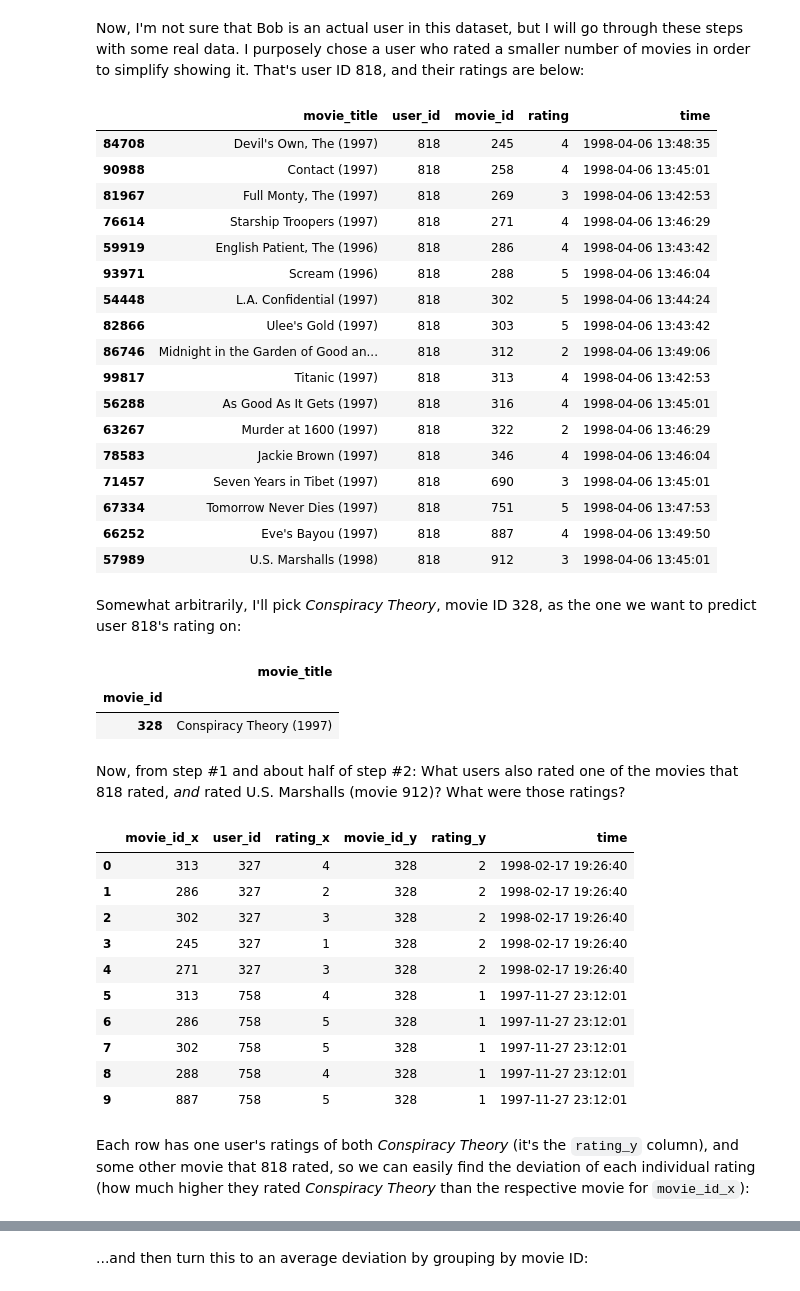
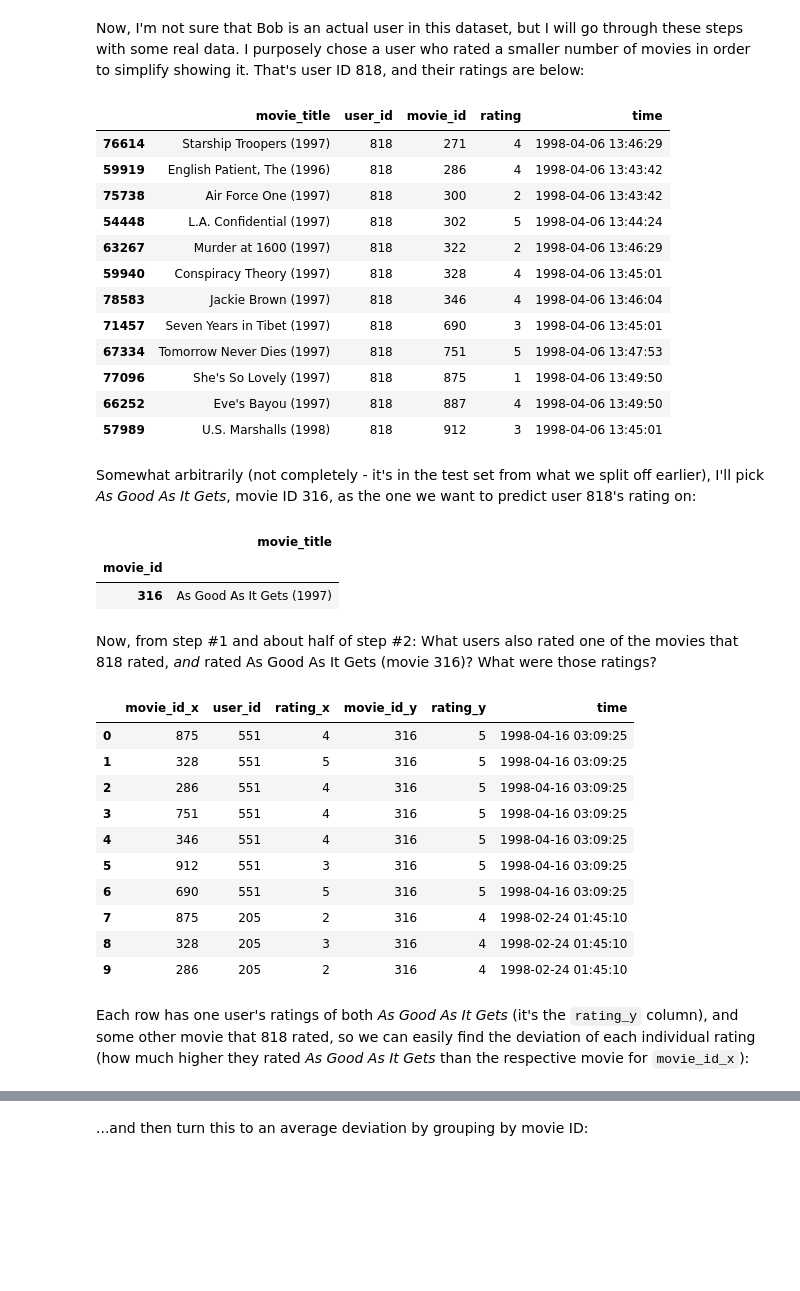
Before and after one commit to Hodapp87/recommender-examples, a Jupyter notebook: Recommender Systems.ipynb, the cells around one changed output, grey strips where cells are left out. Cells and saved outputs as stored; diff of their text form; code cells hidden in the pictures; blank space fills up the shorter version.

```diff
--- a/Recommender Systems.ipynb
+++ b/Recommender Systems.ipynb
@@ -51,7 +51,7 @@ import sklearn.model_selection
 
 I don't explain this in detail. This is just standard calls in [Pandas](https://pandas.pydata.org/) and little details that are boring but essential:
 # %%
-ml = pd.read_csv("ml-100k/u.data", sep="\t", header=None,
+ml = pd.read_csv("ml-100k/u_train.data", sep="\t", header=None,
                  names=("user_id", "movie_id", "rating", "time"))
 # Convert Unix seconds to a Pandas timestamp:
 ml["time"] = pd.to_datetime(ml["time"], unit="s")
@@ -285,52 +285,47 @@ it. That's user ID 818, and their ratings are below:
 names.merge(ml_train[ml_train.user_id == 818], right_on="movie_id", left_index=True)
 # %% [output]
 |  | movie_title | user_id | movie_id | rating | time |
-| 84708 | Devil's Own, The (1997) | 818 | 245 | 4 | 1998-04-06 13:48:35 |
-| 90988 | Contact (1997) | 818 | 258 | 4 | 1998-04-06 13:45:01 |
-| 81967 | Full Monty, The (1997) | 818 | 269 | 3 | 1998-04-06 13:42:53 |
 | 76614 | Starship Troopers (1997) | 818 | 271 | 4 | 1998-04-06 13:46:29 |
 | 59919 | English Patient, The (1996) | 818 | 286 | 4 | 1998-04-06 13:43:42 |
-| 93971 | Scream (1996) | 818 | 288 | 5 | 1998-04-06 13:46:04 |
+| 75738 | Air Force One (1997) | 818 | 300 | 2 | 1998-04-06 13:43:42 |
 | 54448 | L.A. Confidential (1997) | 818 | 302 | 5 | 1998-04-06 13:44:24 |
-| 82866 | Ulee's Gold (1997) | 818 | 303 | 5 | 1998-04-06 13:43:42 |
-| 86746 | Midnight in the Garden of Good an... | 818 | 312 | 2 | 1998-04-06 13:49:06 |
-| 99817 | Titanic (1997) | 818 | 313 | 4 | 1998-04-06 13:42:53 |
-| 56288 | As Good As It Gets (1997) | 818 | 316 | 4 | 1998-04-06 13:45:01 |
 | 63267 | Murder at 1600 (1997) | 818 | 322 | 2 | 1998-04-06 13:46:29 |
+| 59940 | Conspiracy Theory (1997) | 818 | 328 | 4 | 1998-04-06 13:45:01 |
 | 78583 | Jackie Brown (1997) | 818 | 346 | 4 | 1998-04-06 13:46:04 |
 | 71457 | Seven Years in Tibet (1997) | 818 | 690 | 3 | 1998-04-06 13:45:01 |
 | 67334 | Tomorrow Never Dies (1997) | 818 | 751 | 5 | 1998-04-06 13:47:53 |
+| 77096 | She's So Lovely (1997) | 818 | 875 | 1 | 1998-04-06 13:49:50 |
 | 66252 | Eve's Bayou (1997) | 818 | 887 | 4 | 1998-04-06 13:49:50 |
 | 57989 | U.S. Marshalls (1998) | 818 | 912 | 3 | 1998-04-06 13:45:01 |
 # %% [markdown]
-Somewhat arbitrarily, I'll pick *Conspiracy Theory*, movie ID 328, as the one we want to predict user 818's rating on:
+Somewhat arbitrarily (not completely - it's in the test set from what we split off earlier), I'll pick *As Good As It Gets*, movie ID 316, as the one we want to predict user 818's rating on:
 # %%
-names[names.index == 328]
+names[names.index == 316]
 # %% [output]
 |  | movie_title |
 | movie_id |  |
-| 328 | Conspiracy Theory (1997) |
+| 316 | As Good As It Gets (1997) |
 # %% [markdown]
-Now, from step #1 and about half of step #2: What users also rated one of the movies that 818 rated, *and* rated U.S. Marshalls (movie 912)?  What were those ratings?
+Now, from step #1 and about half of step #2: What users also rated one of the movies that 818 rated, *and* rated As Good As It Gets (movie 316)?  What were those ratings?
 # %%
 users_df = ml_train[ml_train.user_id == 818][["movie_id"]]. \
     merge(ml_train, on="movie_id")[["movie_id", "user_id", "rating"]]. \
-    merge(ml_train[ml_train.movie_id == 328], on="user_id")
+    merge(ml_train[ml_train.movie_id == 316], on="user_id")
 users_df[:10]
 # %% [output]
 |  | movie_id_x | user_id | rating_x | movie_id_y | rating_y | time |
-| 0 | 313 | 327 | 4 | 328 | 2 | 1998-02-17 19:26:40 |
-| 1 | 286 | 327 | 2 | 328 | 2 | 1998-02-17 19:26:40 |
-| 2 | 302 | 327 | 3 | 328 | 2 | 1998-02-17 19:26:40 |
-| 3 | 245 | 327 | 1 | 328 | 2 | 1998-02-17 19:26:40 |
-| 4 | 271 | 327 | 3 | 328 | 2 | 1998-02-17 19:26:40 |
-| 5 | 313 | 758 | 4 | 328 | 1 | 1997-11-27 23:12:01 |
-| 6 | 286 | 758 | 5 | 328 | 1 | 1997-11-27 23:12:01 |
-| 7 | 302 | 758 | 5 | 328 | 1 | 1997-11-27 23:12:01 |
-| 8 | 288 | 758 | 4 | 328 | 1 | 1997-11-27 23:12:01 |
-| 9 | 887 | 758 | 5 | 328 | 1 | 1997-11-27 23:12:01 |
+| 0 | 875 | 551 | 4 | 316 | 5 | 1998-04-16 03:09:25 |
+| 1 | 328 | 551 | 5 | 316 | 5 | 1998-04-16 03:09:25 |
+| 2 | 286 | 551 | 4 | 316 | 5 | 1998-04-16 03:09:25 |
+| 3 | 751 | 551 | 4 | 316 | 5 | 1998-04-16 03:09:25 |
+| 4 | 346 | 551 | 4 | 316 | 5 | 1998-04-16 03:09:25 |
+| 5 | 912 | 551 | 3 | 316 | 5 | 1998-04-16 03:09:25 |
+| 6 | 690 | 551 | 5 | 316 | 5 | 1998-04-16 03:09:25 |
+| 7 | 875 | 205 | 2 | 316 | 4 | 1998-02-24 01:45:10 |
+| 8 | 328 | 205 | 3 | 316 | 4 | 1998-02-24 01:45:10 |
+| 9 | 286 | 205 | 2 | 316 | 4 | 1998-02-24 01:45:10 |
 # %% [markdown]
-Each row has one user's ratings of both *Conspiracy Theory* (it's the `rating_y` column), and some other movie that 818 rated, so we can easily find the deviation of each individual rating (how much higher they rated *Conspiracy Theory* than the respective movie for `movie_id_x`):
+Each row has one user's ratings of both *As Good As It Gets* (it's the `rating_y` column), and some other movie that 818 rated, so we can easily find the deviation of each individual rating (how much higher they rated *As Good As It Gets* than the respective movie for `movie_id_x`):
 # %%
 users_df = users_df.assign(rating_dev = users_df.rating_y - users_df.rating_x)
 users_df[:10]
```
Also changed, not shown: parts of 32 cells of this notebook.
